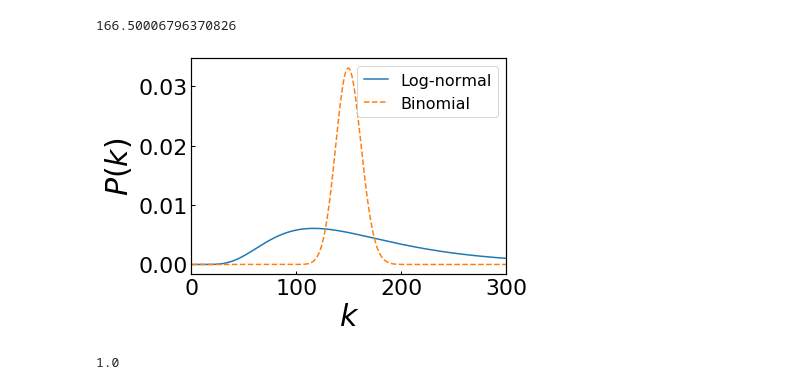
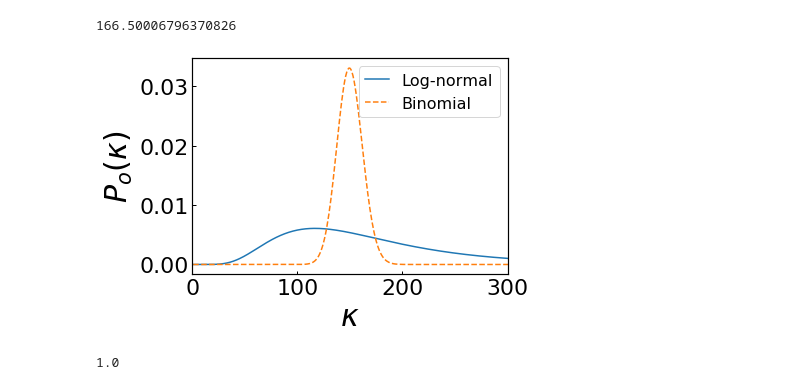
Before and after one commit to yohm/sim_sampling_analysis, a Jupyter notebook: _Appendix_OrgnetDependencyLognormal.ipynb, the cells around one changed output. Drawn from its saved outputs; the diff is of its cells as text; code cells hidden in the pictures.

```diff
--- a/_Appendix_OrgnetDependencyLognormal.ipynb
+++ b/_Appendix_OrgnetDependencyLognormal.ipynb
@@ -34,36 +34,36 @@ def _p_kappa(kappa):
     _n = 5000
     _p = 0.03
     b = binom(_n, _p)
     pmf = b.pmf(kappa)
     return pmf / np.sum(pmf)   # normalize to reduce error
 
 def _power_law_p_kappa(kappa, alpha=-3):
     p_kappa_ = kappa.astype(np.float64) ** alpha
     return p_kappa_ / np.sum(p_kappa_)
 
 def _log_normal_p_kappa(kappa, mu, sigma):
     pdf = (np.exp(-(np.log(kappa) - np.log(mu))**2 / (2 * sigma**2)) / (kappa * sigma * np.sqrt(2 * np.pi)))
     return pdf / np.sum(pdf)
 
 
 #P_kappa = _power_law_p_kappa(kappa, -2)
 P_kappa = _log_normal_p_kappa(kappa, 150, 0.5)
 plt.xscale("linear")
 plt.yscale("linear")
 plt.xlim((0,300))
-plt.xlabel(r"$k$")
-plt.ylabel(r"$P(k)$")
+plt.xlabel(r"$\kappa$")
+plt.ylabel(r"$P_{o}(\kappa)$")
 plt.plot(kappa,P_kappa, '-', label="Log-normal")
 binom_P_kappa = _p_kappa(kappa)
 plt.plot(kappa,binom_P_kappa, '--', label="Binomial")
 plt.legend()
 if savefig:
     plt.savefig("binom_lognormal_pkappa.pdf")
 kappa_mean = np.sum(kappa*P_kappa)
 kappa_mean
 # %% [output]
 166.50006796370826
-[figure, old version]
+[figure, new version]
 # %%
 def gen_mean(x,y,beta):  # when beta<=-10 or >=10, minimum or maximum is used
     if beta == 0:
```
